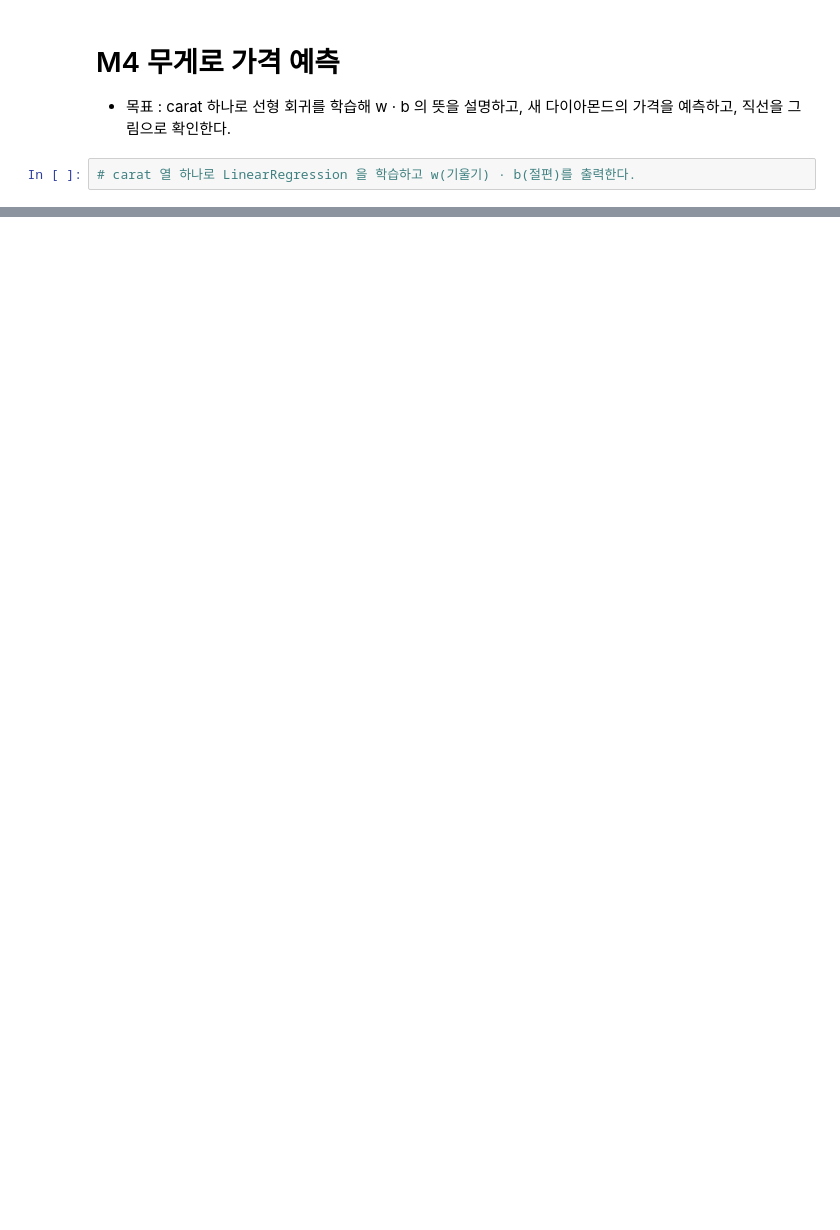
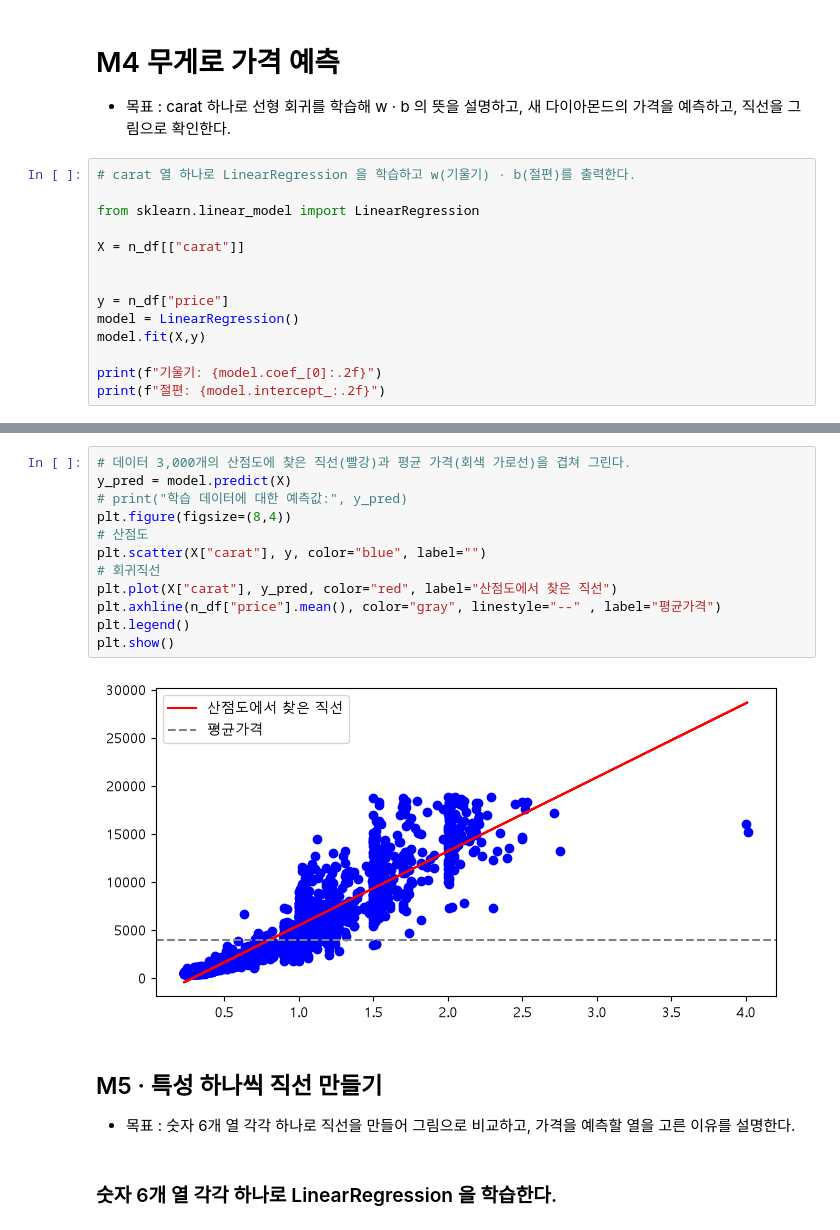
Before and after one commit to kimg2153/minidiamond, a Jupyter notebook: diamond.ipynb, the cells around one changed output, grey strips where cells are left out. Saved outputs shown, nothing was run; the diff lists cells and outputs as text; blank space fills up the shorter version.

```diff
--- a/diamond.ipynb
+++ b/diamond.ipynb
@@ -229,3 +230,15 @@ Name: price, dtype: float64
 - 목표 : carat 하나로 선형 회귀를 학습해 w · b 의 뜻을 설명하고, 새 다이아몬드의 가격을 예측하고, 직선을 그림으로 확인한다.
 # %%
 # carat 열 하나로 LinearRegression 을 학습하고 w(기울기) · b(절편)를 출력한다.
+
+from sklearn.linear_model import LinearRegression
+
+X = n_df[["carat"]]
+
+
+y = n_df["price"]
+model = LinearRegression()
+model.fit(X,y)
+
+print(f"기울기: {model.coef_[0]:.2f}")
+print(f"절편: {model.intercept_:.2f}")
@@ -231,0 +265,19 @@ Name: price, dtype: float64
+# %%
+# 데이터 3,000개의 산점도에 찾은 직선(빨강)과 평균 가격(회색 가로선)을 겹쳐 그린다.
+y_pred = model.predict(X)
+# print("학습 데이터에 대한 예측값:", y_pred)
+plt.figure(figsize=(8,4))
+# 산점도
+plt.scatter(X["carat"], y, color="blue", label="")
+# 회귀직선
+plt.plot(X["carat"], y_pred, color="red", label="산점도에서 찾은 직선")
+plt.axhline(n_df["price"].mean(), color="gray", linestyle="--" , label="평균가격")
+plt.legend()
+plt.show()
+# %% [output]
+[figure, added]
+# %% [markdown]
+## M5 · 특성 하나씩 직선 만들기
+- 목표 : 숫자 6개 열 각각 하나로 직선을 만들어 그림으로 비교하고, 가격을 예측할 열을 고른 이유를 설명한다.
+# %% [markdown]
+### 숫자 6개 열 각각 하나로 LinearRegression 을 학습한다.
```
Also changed, not shown: parts of 15 cells of this notebook.
